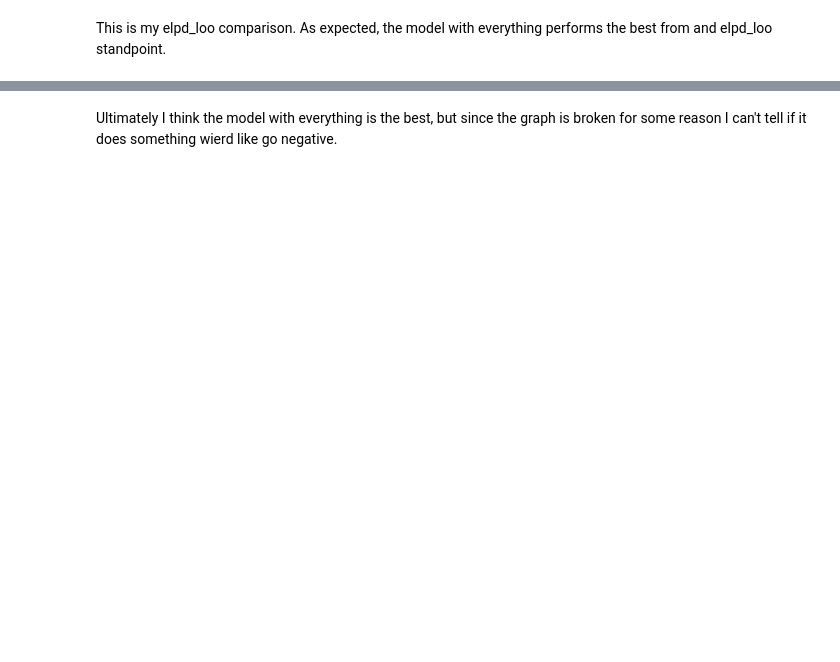
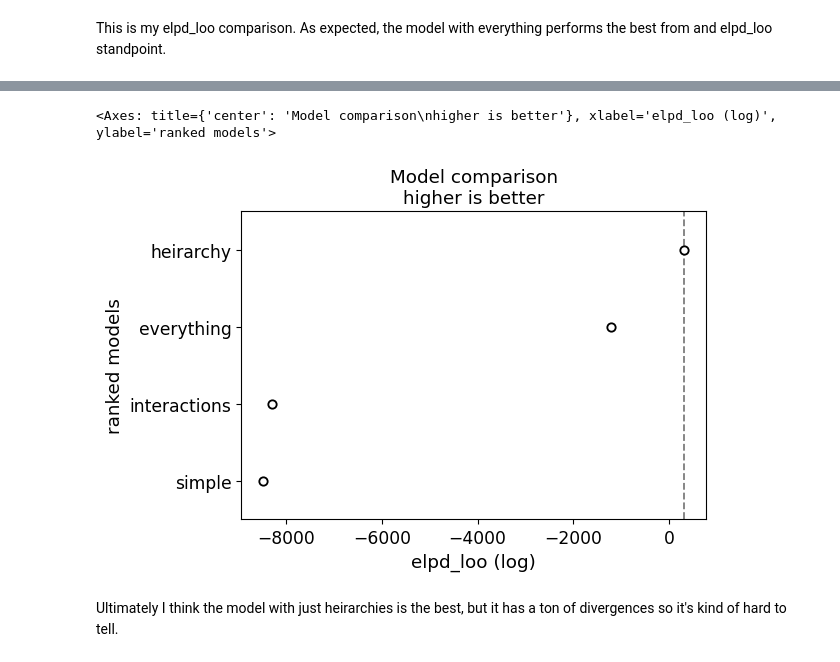
Before and after one commit to Bookas1468/data-science-google-colab, a Jupyter notebook: projects/LukaCookU6proj.ipynb, the cells around one changed output, grey strips where cells are left out. Saved outputs shown, nothing was run; the diff lists cells and outputs as text; code cells hidden in the pictures; blank space fills up the shorter version.

```diff
--- a/projects/LukaCookU6proj.ipynb
+++ b/projects/LukaCookU6proj.ipynb
@@ -131,2 +152,7 @@ comp
-# %% [markdown]
-Ultimately I think the model with everything is the best, but since the graph is broken for some reason I can't tell if it does something wierd like go negative.
+# %%
+az.plot_compare(comp)
+# %% [output]
+<Axes: title={'center': 'Model comparison\nhigher is better'}, xlabel='elpd_loo (log)', ylabel='ranked models'>
+[figure, added]
+# %% [markdown]
+Ultimately I think the model with just heirarchies is the best, but it has a ton of divergences so it's kind of hard to tell.
```
Also changed, not shown: parts of 8 cells of this notebook.
